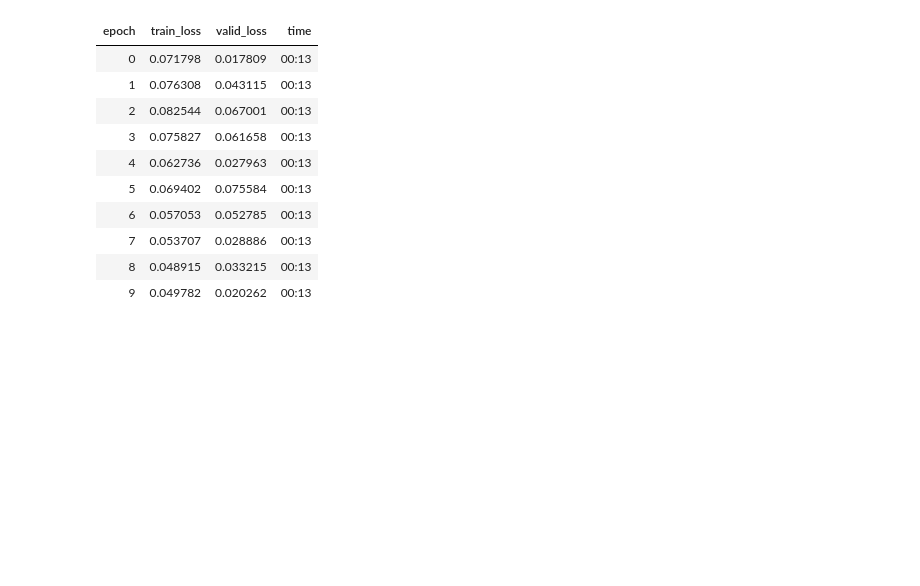
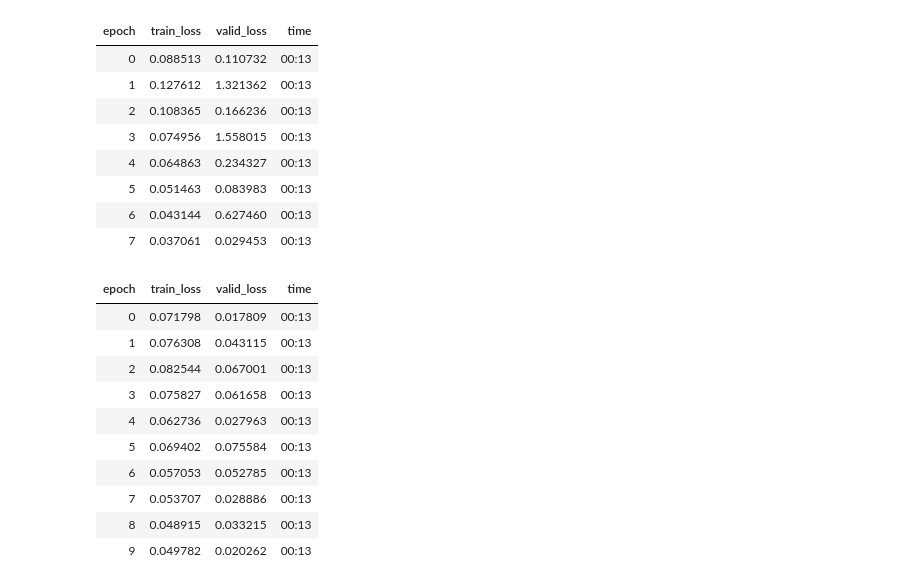
Before and after one commit to lgvaz/animal_sounds, a Jupyter notebook: experiments/train_duration.ipynb, the cells around one changed output. Drawn from its saved outputs; the diff is of its cells as text; code cells hidden in the pictures; blank space fills up the shorter version.

```diff
--- a/experiments/train_duration.ipynb
+++ b/experiments/train_duration.ipynb
@@ -27,0 +26,12 @@ learn.fine_tune(4)
+# %%
+learn.fit_one_cycle(8, 3e-2)
+# %% [output]
+| epoch | train_loss | valid_loss | time |
+| 0 | 0.088513 | 0.110732 | 00:13 |
+| 1 | 0.127612 | 1.321362 | 00:13 |
+| 2 | 0.108365 | 0.166236 | 00:13 |
+| 3 | 0.074956 | 1.558015 | 00:13 |
+| 4 | 0.064863 | 0.234327 | 00:13 |
+| 5 | 0.051463 | 0.083983 | 00:13 |
+| 6 | 0.043144 | 0.627460 | 00:13 |
+| 7 | 0.037061 | 0.029453 | 00:13 |
```
Also changed, not shown: parts of 8 cells of this notebook, 1 other file.
